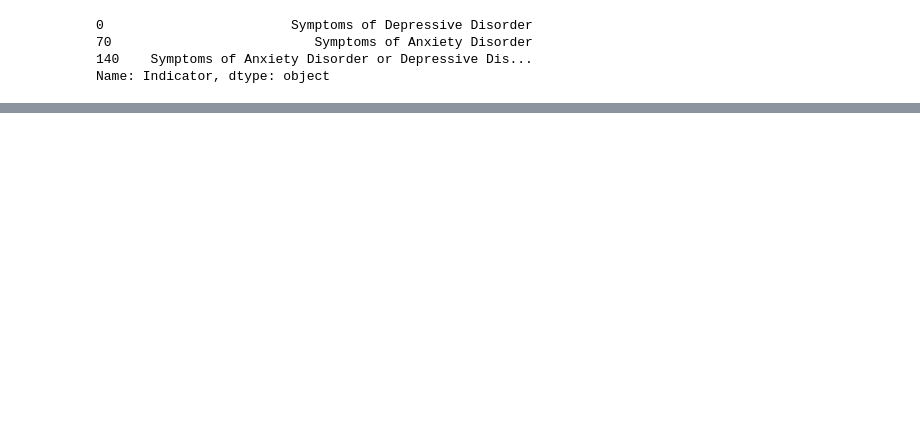
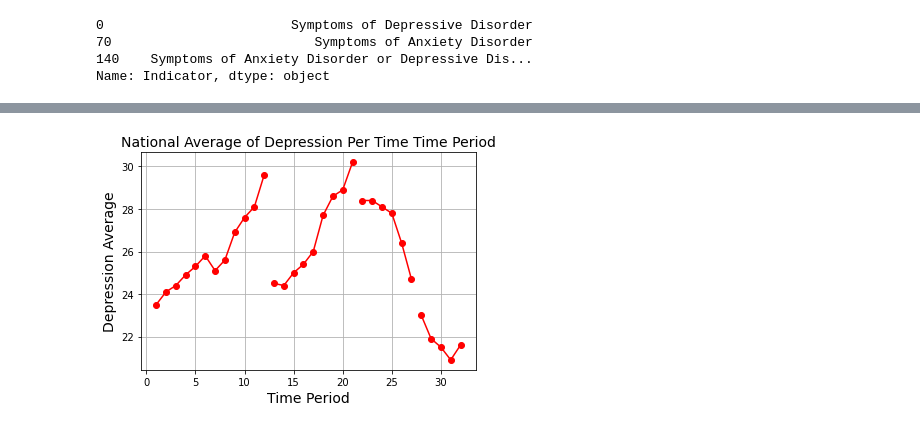
Before and after one commit to chidinmac/Masked-Angst, a Jupyter notebook: Untitled.ipynb, the cells around one changed output, grey strips where cells are left out. Cells and saved outputs as stored; diff of their text form; code cells hidden in the pictures; blank space fills up the shorter version.

Commit message:
Line Charts

```diff
--- a/Untitled.ipynb
+++ b/Untitled.ipynb
@@ -38,4 +38,6 @@ anxietyDF.head()
 | 73 | Symptoms of Anxiety Disorder | By Age | United States | 40 - 49 years | 1 | 1 | Apr 23 - May 5 | 04/23/2020 | ... |
 | 74 | Symptoms of Anxiety Disorder | By Age | United States | 50 - 59 years | 1 | 1 | Apr 23 - May 5 | 04/23/2020 | ... |
 # %%
-isNE = depressiveDF['Group'] ==
+isNE = depressiveDF['Group'] == 'National Estimate'
+# %%
+NE = depressiveDF[isNE]
@@ -41,0 +53,9 @@ isNE = depressiveDF['Group'] ==
+# %%
+plt.plot(NE['Time Period'], NE['Value'], color='red', marker ='o')
+plt.title('National Average of Depression Per Time Time Period', fontsize=14)
+plt.xlabel('Time Period', fontsize=14)
+plt.ylabel('Depression Average', fontsize=14)
+plt.grid(True)
+plt.show()
+# %% [output]
+[figure, added]
```
Also changed, not shown: parts of 1 cell of this notebook.
